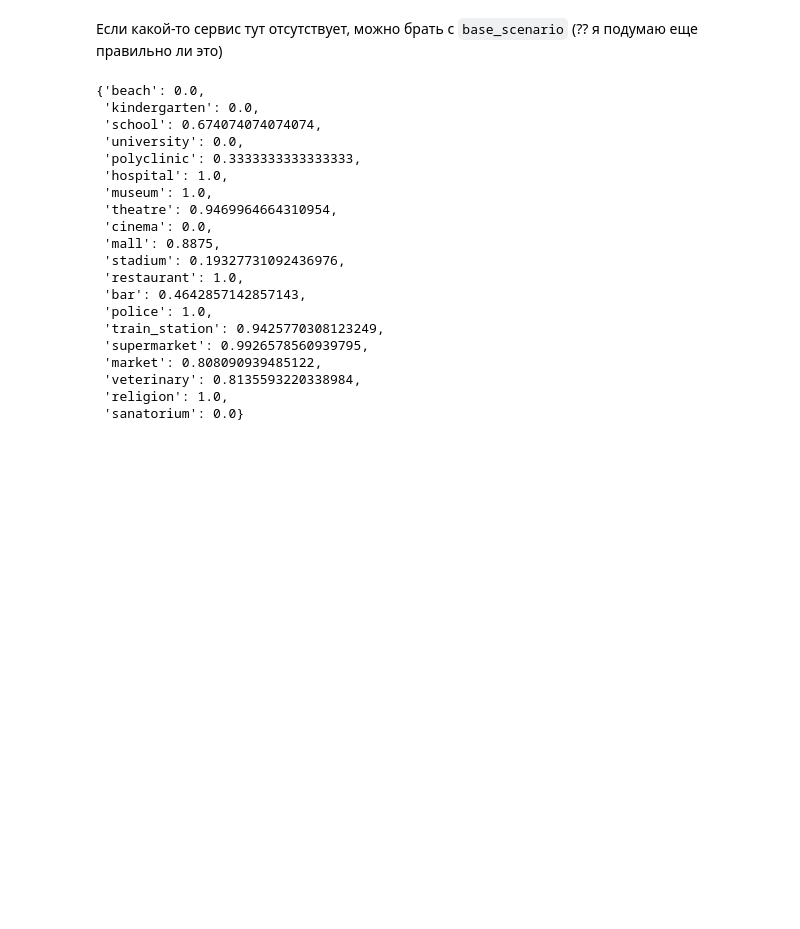
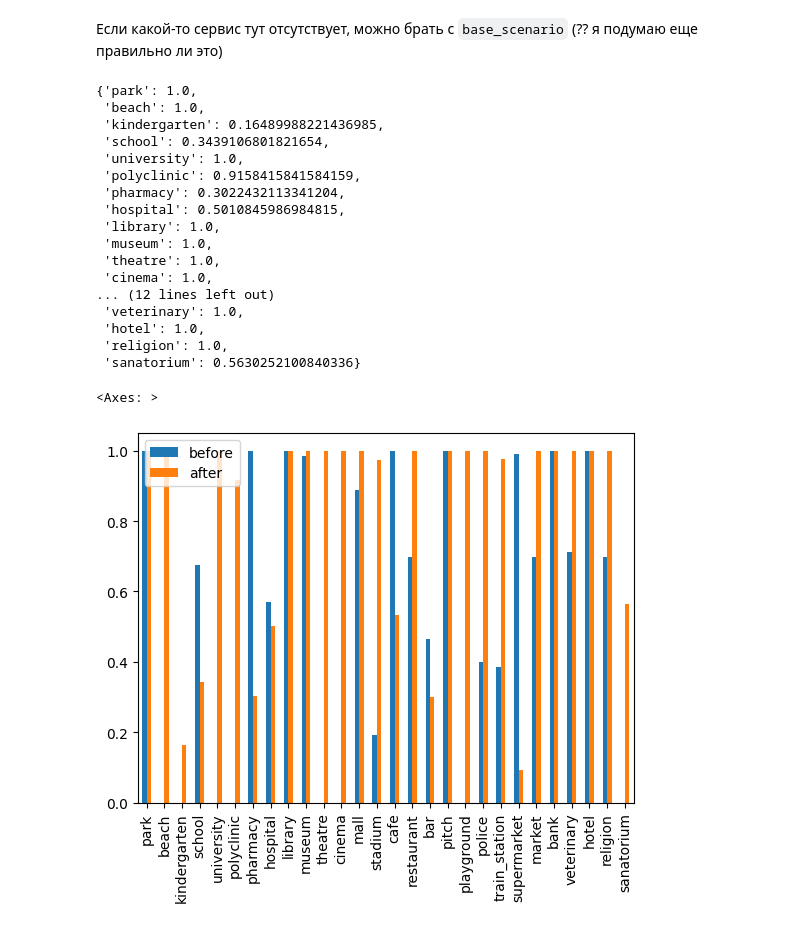
Before and after one commit to vasilstar97/prostor-examples, a Jupyter notebook: examples/Ф35 и Ф26.ipynb, the cells around one changed output. Saved outputs shown, nothing was run; the diff lists cells and outputs as text; code cells hidden in the pictures; blank space fills up the shorter version.

```diff
--- a/examples/Ф35 и Ф26.ipynb
+++ b/examples/Ф35 и Ф26.ipynb
@@ -236,38 +248,41 @@ prov_gdfs['school'].plot('provision_strong', ax=ax, vmin=0, vmax=1, cmap='RdYlGn
 # %% [markdown]
 Чиселки обеспеченности для графика
 # %%
-prov_totals = {}
+prov_totals_after = {}
 for st_name, prov_gdf in prov_gdfs.items():
     if prov_gdf.demand.sum() == 0:
         total = None
     else:
         total = float(provision_strong_total(prov_gdf))
-    prov_totals[st_name] = total
+    prov_totals_after[st_name] = total
 # %% [markdown]
 Если какой-то сервис тут отсутствует, можно брать с `base_scenario` (?? я подумаю еще правильно ли это)
 # %%
-prov_totals
+prov_totals_after
 # %% [output]
-{'beach': 0.0,
- 'kindergarten': 0.0,
- 'school': 0.674074074074074,
- 'university': 0.0,
- 'polyclinic': 0.3333333333333333,
- 'hospital': 1.0,
+{'park': 1.0,
+ 'beach': 1.0,
+ 'kindergarten': 0.16489988221436985,
+ 'school': 0.3439106801821654,
+ 'university': 1.0,
+ 'polyclinic': 0.9158415841584159,
+ 'pharmacy': 0.3022432113341204,
+ 'hospital': 0.5010845986984815,
+ 'library': 1.0,
  'museum': 1.0,
- 'theatre': 0.9469964664310954,
- 'cinema': 0.0,
- 'mall': 0.8875,
- 'stadium': 0.19327731092436976,
- 'restaurant': 1.0,
- 'bar': 0.4642857142857143,
- 'police': 1.0,
- 'train_station': 0.9425770308123249,
- 'supermarket': 0.9926578560939795,
- 'market': 0.808090939485122,
- 'veterinary': 0.8135593220338984,
+ 'theatre': 1.0,
+ 'cinema': 1.0,
+... (12 lines left out)
+ 'veterinary': 1.0,
+ 'hotel': 1.0,
  'religion': 1.0,
- 'sanatorium': 0.0}
+ 'sanatorium': 0.5630252100840336}
+# %%
+provisions_df = pd.DataFrame.from_dict({'before': prov_totals_before, 'after': prov_totals_after})
+provisions_df.plot.bar()
+# %% [output]
+<Axes: >
+[figure, added]
 # %% [markdown]
 # **Ф26**: Модуль ценностно-ориентированного моделирования программ развития населенного пункта.
 
```
Also changed, not shown: parts of 14 cells of this notebook, 13 other files.
